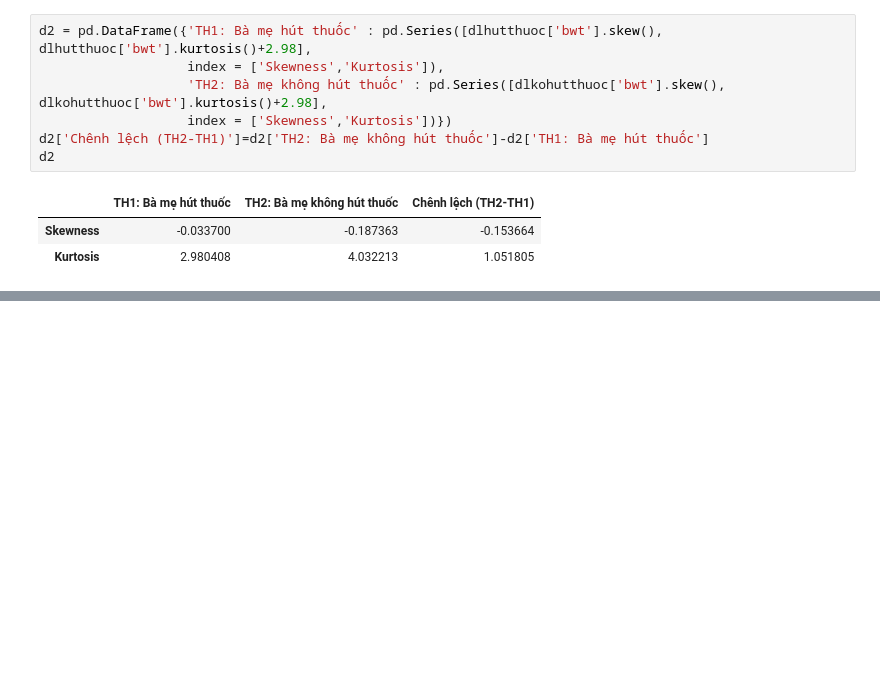
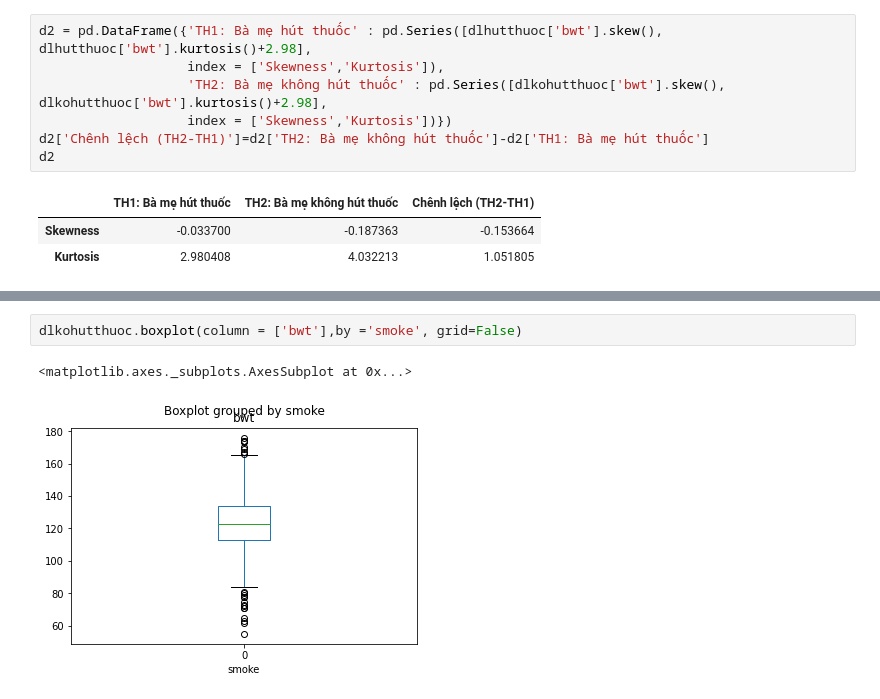
Before and after one commit to Spokai3/PhanTichDuLieuVaHocSau, a Jupyter notebook: Lab5.ipynb, the cells around one changed output, grey strips where cells are left out. Cells and saved outputs as stored; diff of their text form; blank space fills up the shorter version.

```diff
--- a/Lab5.ipynb
+++ b/Lab5.ipynb
@@ -228,0 +292,5 @@ d2
+# %%
+dlkohutthuoc.boxplot(column = ['bwt'],by ='smoke', grid=False)
+# %% [output]
+<matplotlib.axes._subplots.AxesSubplot at 0x...>
+[figure, added]
```
Also changed, not shown: parts of 21 cells of this notebook.
